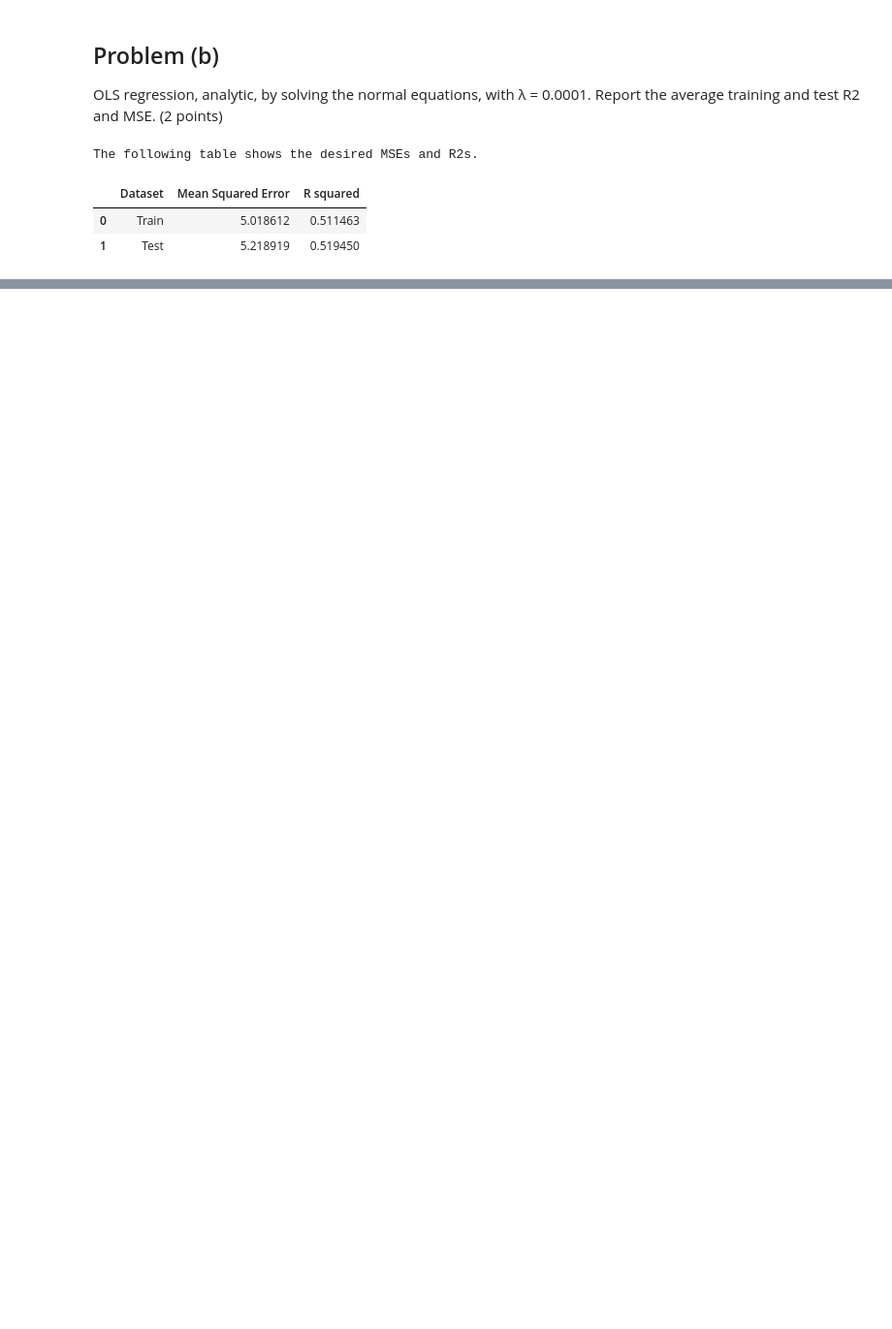
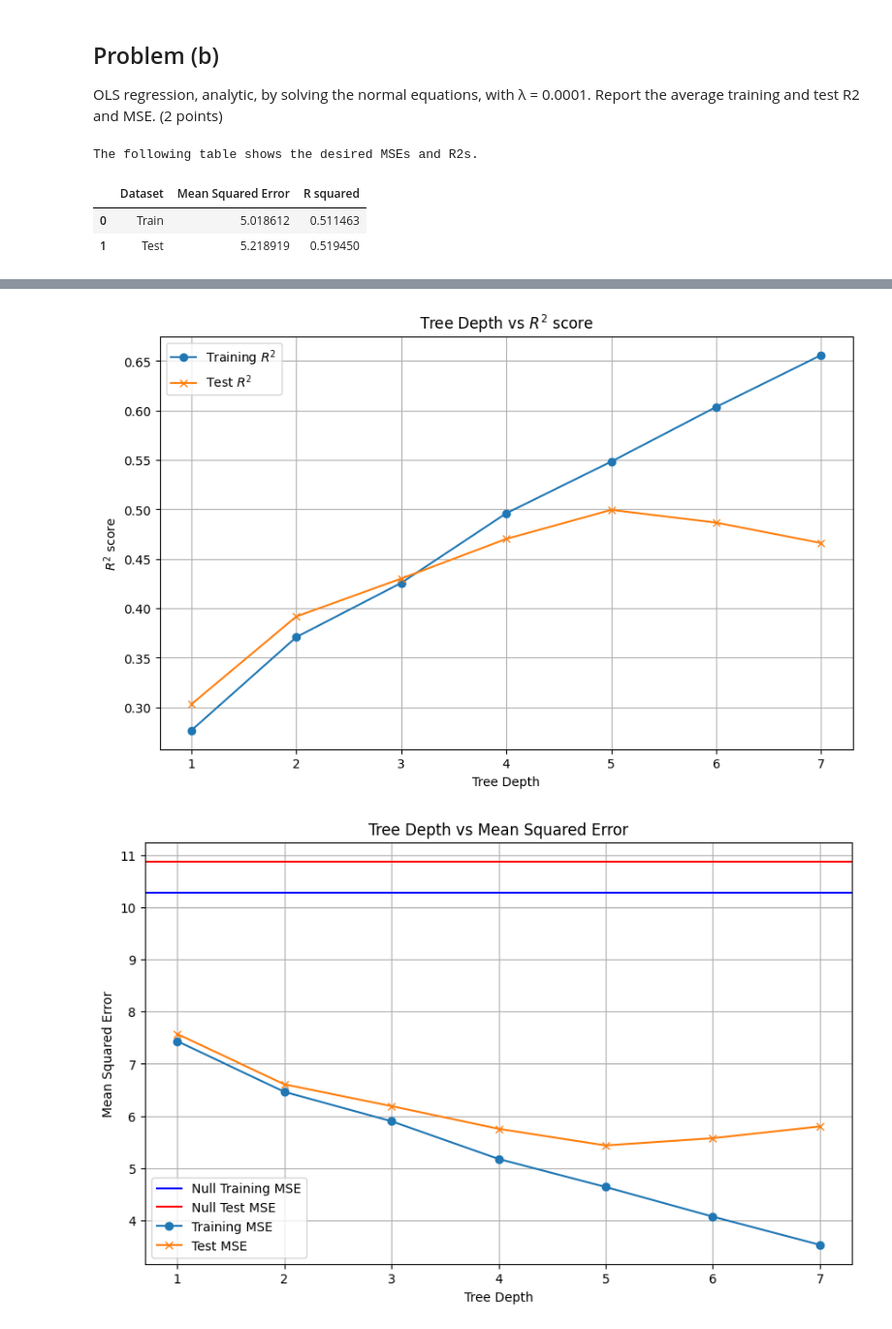
Before and after one commit to mao1756/STA5635_fa23, a Jupyter notebook: HW2/HW2.ipynb, the cells around one changed output, grey strips where cells are left out. Shown: that part at 97% size. Cells and saved outputs as stored; diff of their text form; code cells hidden in the pictures; blank space fills up the shorter version.

```diff
--- a/HW2/HW2.ipynb
+++ b/HW2/HW2.ipynb
@@ -49,7 +51,7 @@ table = {
 }
 
 print('The following table shows the desired MSEs.')
-df = pd.DataFrame(table)
-df
+null_mses = pd.DataFrame(table)
+null_mses
 # %% [output]
 The following table shows the desired MSEs.
@@ -95,0 +104,48 @@ The following table shows the desired MSEs and R2s.
+# %%
+train_R2s = []
+test_R2s = []
+train_MSEs = []
+test_MSEs = []
+
+# Train - predict - record the result
+for depth in range(1,8):
+    regtree = DecisionTreeRegressor(max_depth = depth, random_state = 0)
+    regtree = regtree.fit(abalone_x_train, abalone_y_train)
+
+    y_train_pred = regtree.predict(abalone_x_train)
+    y_test_pred = regtree.predict(abalone_x_test)
+
+    train_R2s.append(r2_score(abalone_y_train, y_train_pred))
+    test_R2s.append(r2_score(abalone_y_test, y_test_pred))
+
+    train_MSEs.append(mean_squared_error(abalone_y_train, y_train_pred))
+    test_MSEs.append(mean_squared_error(abalone_y_test, y_test_pred))
+
+# Plot R^2
+plt.figure(figsize = (10,6))
+plt.plot(range(1,8), train_R2s, marker='o', label = 'Training $R^2$')
+plt.plot(range(1,8), test_R2s, marker='x', label = 'Test $R^2$')
+plt.xlabel('Tree Depth')
+plt.ylabel('$R^2$ score')
+plt.title('Tree Depth vs $R^2$ score')
+plt.grid(True)
+plt.legend()
+plt.show()
+
+# Plot MSEs
+plt.figure(figsize = (10,6))
+plt.axhline(null_mses[null_mses['Dataset'] == 'Train']['Mean Squared Error'].iloc[0],
+             label = 'Null Training MSE', color = 'b')
+plt.axhline(null_mses[null_mses['Dataset'] == 'Test']['Mean Squared Error'].iloc[0],
+             label = 'Null Test MSE', color = 'r')
+plt.plot(range(1,8), train_MSEs, marker='o', label = 'Training MSE')
+plt.plot(range(1,8), test_MSEs, marker='x', label = 'Test MSE')
+plt.xlabel('Tree Depth')
+plt.ylabel('Mean Squared Error')
+plt.title('Tree Depth vs Mean Squared Error')
+plt.legend()
+plt.grid(True)
+plt.show()
+# %% [output]
+[figure, added]
+[figure, added]
```
Also changed, not shown: parts of 5 cells of this notebook.
